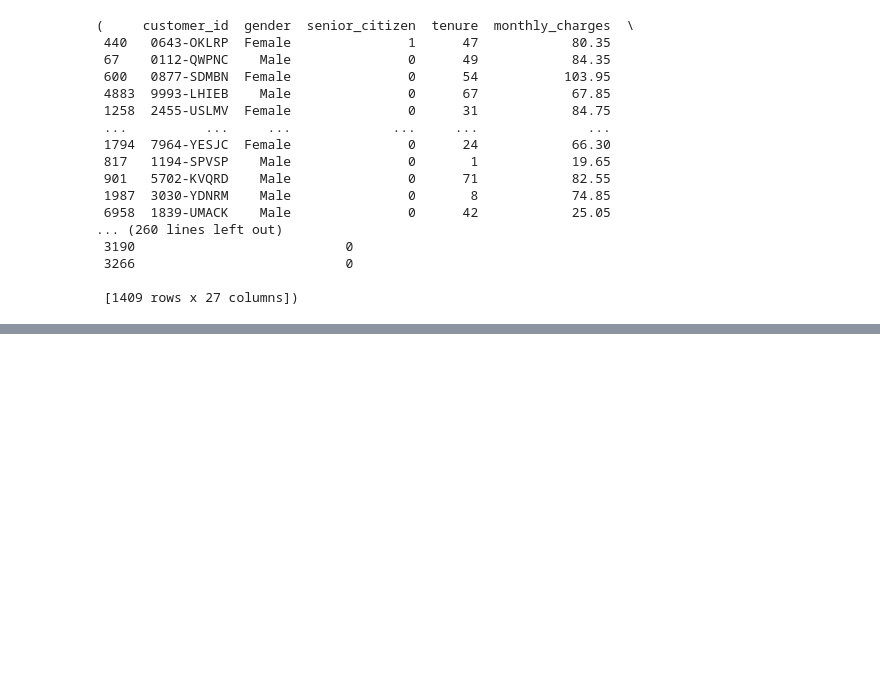
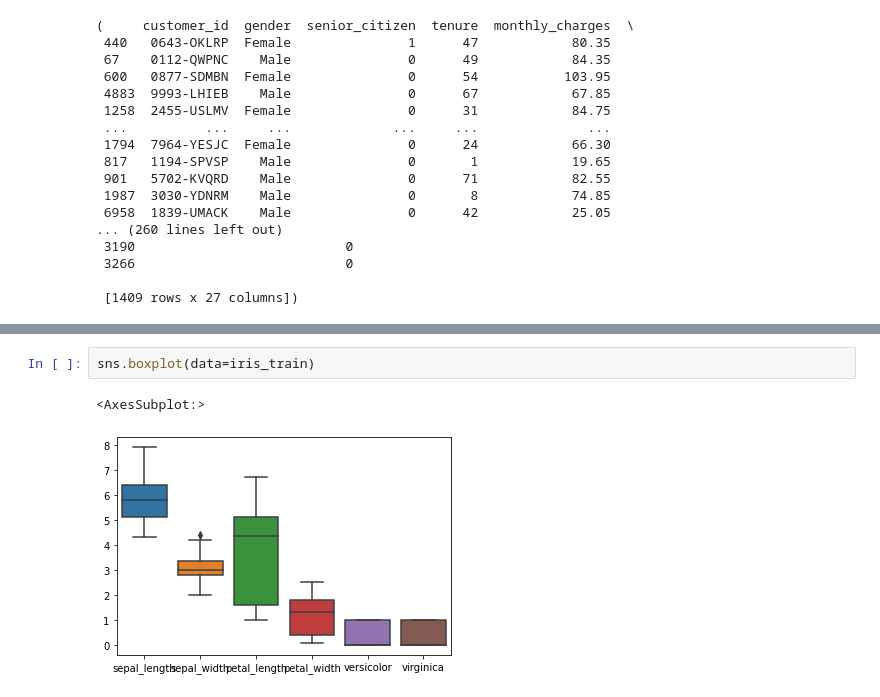
Before and after one commit to QinzhiChen/classification-exercises, a Jupyter notebook: classification_exercises.ipynb, the cells around one changed output, grey strips where cells are left out. Saved outputs shown, nothing was run; the diff lists cells and outputs as text; blank space fills up the shorter version.

```diff
--- a/classification_exercises.ipynb
+++ b/classification_exercises.ipynb
@@ -358,0 +547,5 @@ prep_telco(df_telco)
+# %%
+sns.boxplot(data=iris_train)
+# %% [output]
+<AxesSubplot:>
+[figure, added]
```
Also changed, not shown: parts of 53 cells of this notebook, 1 other file.
